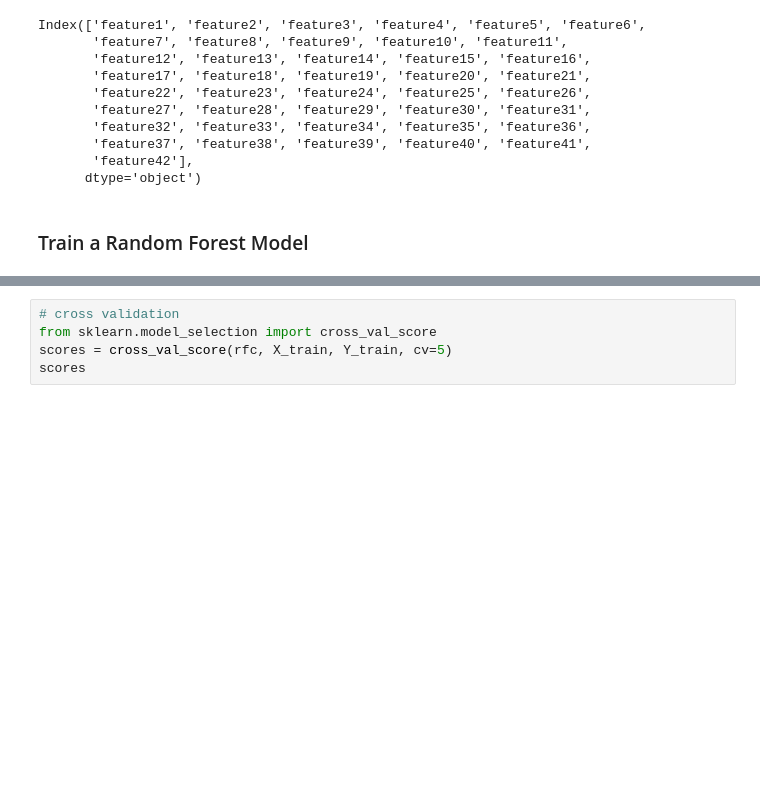
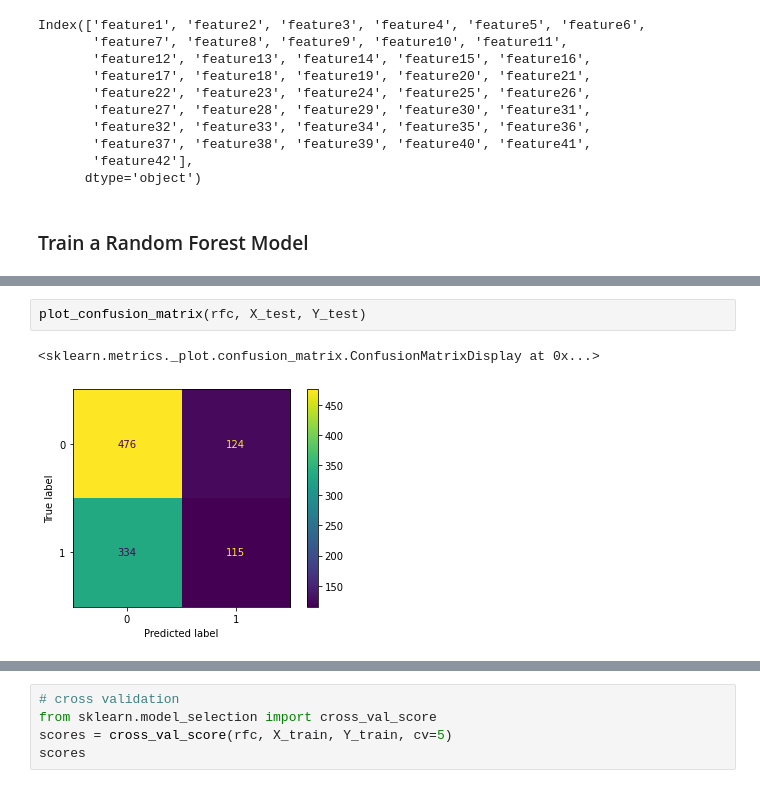
Before and after one commit to wgzmaxik6/lung_sound_ml, a Jupyter notebook: lung_sound_model.ipynb, the cells around one changed output, grey strips where cells are left out. Drawn from its saved outputs; the diff is of its cells as text; blank space fills up the shorter version.

```diff
--- a/lung_sound_model.ipynb
+++ b/lung_sound_model.ipynb
@@ -63,3 +120,8 @@ plt.show()
+# %%
+plot_confusion_matrix(rfc, X_test, Y_test)
+# %% [output]
+<sklearn.metrics._plot.confusion_matrix.ConfusionMatrixDisplay at 0x...>
+[figure, added]
 # %%
 # plot feature importance
 sorted_idx = rfc.feature_importances_.argsort()
```
Also changed, not shown: parts of 13 cells of this notebook.
